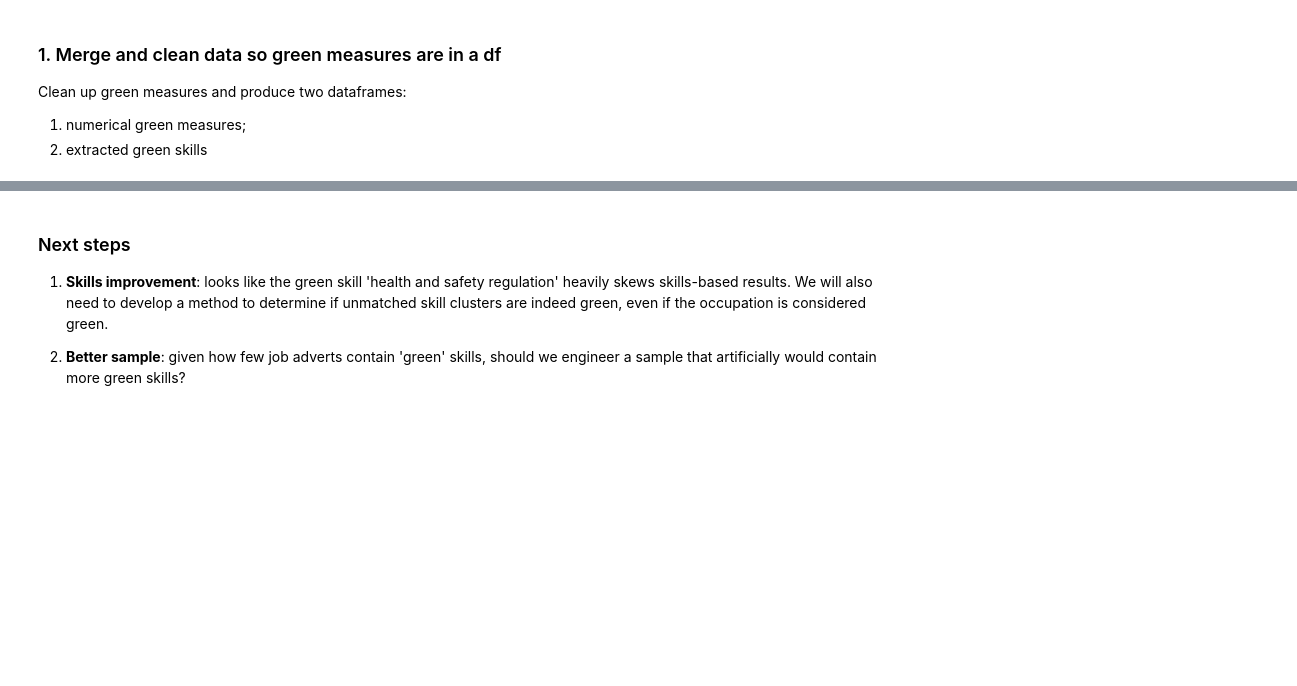
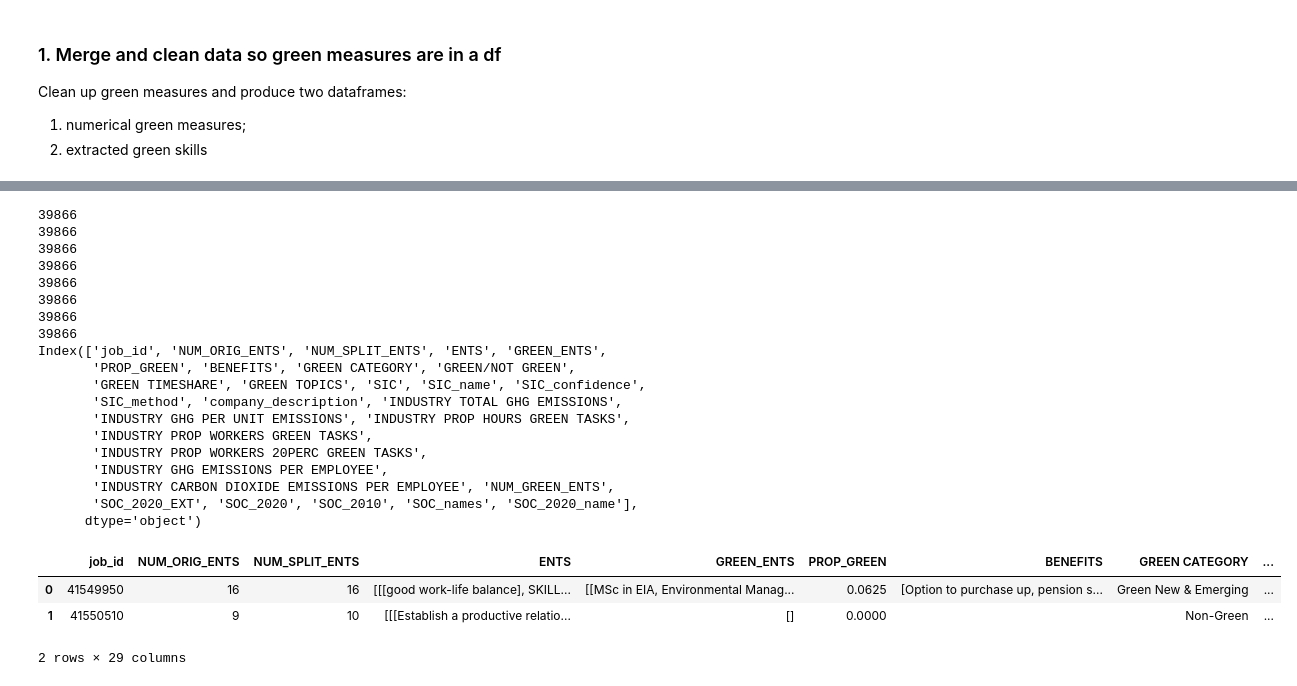
Before and after one commit to nestauk/dap_prinz_green_jobs, a Jupyter notebook: dap_prinz_green_jobs/notebooks/between_measures_analysis.ipynb, the cells around one changed output, grey strips where cells are left out. Cells and saved outputs as stored; diff of their text form; code cells hidden in the pictures; blank space fills up the shorter version.

```diff
--- a/dap_prinz_green_jobs/notebooks/between_measures_analysis.ipynb
+++ b/dap_prinz_green_jobs/notebooks/between_measures_analysis.ipynb
@@ -466,6 +99,60 @@ occ3_new_skills.save(f'{graph_dir}/occ3_new_skills.html')
-# %% [markdown]
-### Next steps
-
-1. **Skills improvement**: looks like the green skill 'health and safety regulation' heavily skews skills-based results. We will also need to develop a method to determine if unmatched skill clusters are indeed green, even if the occupation is considered green.
-
-2. **Better sample**: given how few job adverts contain 'green' skills, should we engineer a sample that artificially would contain more green skills?
+# %%
+print(len(skill_measures_df))
+print(skill_measures_df["id"].nunique())
+print(len(occs_measures_df))
+print(occs_measures_df["id"].nunique())
+print(len(inds_measures_df))
+print(inds_measures_df["id"].nunique())
+all_green_measures_df = pd.merge(
+     skill_measures_df, occs_measures_df, how="outer", on="id"
+ )
+all_green_measures_df = pd.merge(
+    all_green_measures_df, inds_measures_df, how="outer", on="id"
+)
+#replace float with 0
+all_green_measures_df = all_green_measures_df.fillna("")
+all_green_measures_df["NUM_GREEN_ENTS"] = all_green_measures_df["GREEN_ENTS"].apply(len)
+# Separate out the SOC columns
+for soc_columns in ["SOC_2020_EXT", "SOC_2020", "SOC_2010", "name"]:
+    all_green_measures_df[soc_columns] = all_green_measures_df["SOC"].apply(
+        lambda x: x[soc_columns] if x else None
+    )
+all_green_measures_df.drop(columns=["SOC"], inplace=True)
+
+all_green_measures_df.rename(
+    columns={"name": "SOC_names", "id": "job_id"}, inplace=True
+)
+all_green_measures_df["SOC_2020_name"] = all_green_measures_df["SOC_2020"].map(
+    soc_occ_dict
+)
+
+all_green_measures_df.rename(columns={})
+
+print(len(all_green_measures_df))
+print(all_green_measures_df["job_id"].nunique())
+print(all_green_measures_df.columns)
+all_green_measures_df.head(2)
+# %% [output]
+39866
+39866
+39866
+39866
+39866
+39866
+39866
+39866
+Index(['job_id', 'NUM_ORIG_ENTS', 'NUM_SPLIT_ENTS', 'ENTS', 'GREEN_ENTS',
+       'PROP_GREEN', 'BENEFITS', 'GREEN CATEGORY', 'GREEN/NOT GREEN',
+       'GREEN TIMESHARE', 'GREEN TOPICS', 'SIC', 'SIC_name', 'SIC_confidence',
+       'SIC_method', 'company_description', 'INDUSTRY TOTAL GHG EMISSIONS',
+       'INDUSTRY GHG PER UNIT EMISSIONS', 'INDUSTRY PROP HOURS GREEN TASKS',
+       'INDUSTRY PROP WORKERS GREEN TASKS',
+       'INDUSTRY PROP WORKERS 20PERC GREEN TASKS',
+       'INDUSTRY GHG EMISSIONS PER EMPLOYEE',
+       'INDUSTRY CARBON DIOXIDE EMISSIONS PER EMPLOYEE', 'NUM_GREEN_ENTS',
+       'SOC_2020_EXT', 'SOC_2020', 'SOC_2010', 'SOC_names', 'SOC_2020_name'],
+      dtype='object')
+|  | job_id | NUM_ORIG_ENTS | NUM_SPLIT_ENTS | ENTS | GREEN_ENTS | PROP_GREEN | BENEFITS | GREEN CATEGORY | ... |
+| 0 | 41549950 | 16 | 16 | [[[good work-life balance], SKILL... | [[MSc in EIA, Environmental Manag... | 0.0625 | [Option to purchase up, pension s... | Green New & Emerging | ... |
+| 1 | 41550510 | 9 | 10 | [[[Establish a productive relatio... | [] | 0.0000 |  | Non-Green | ... |
+2 rows × 29 columns
```
Also changed, not shown: parts of 48 cells of this notebook, 24 other files.
